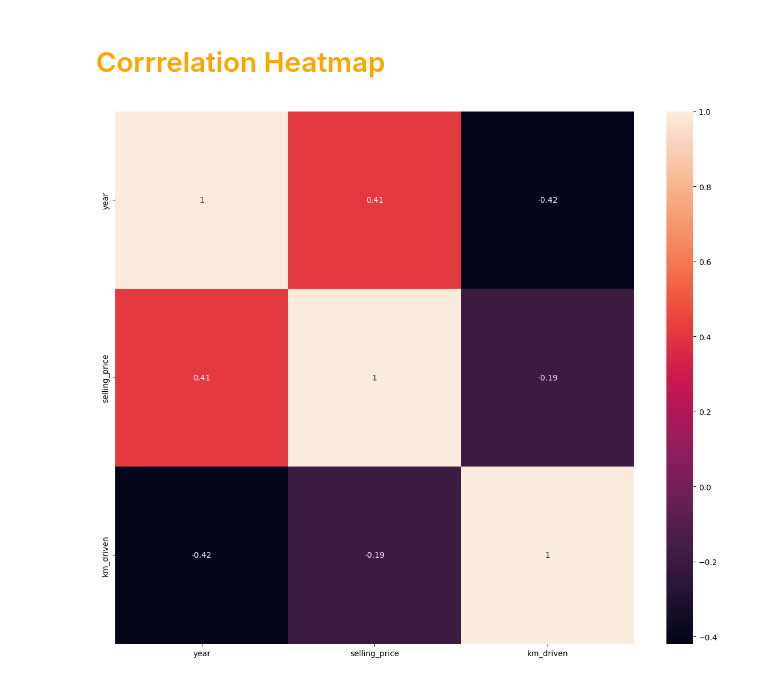
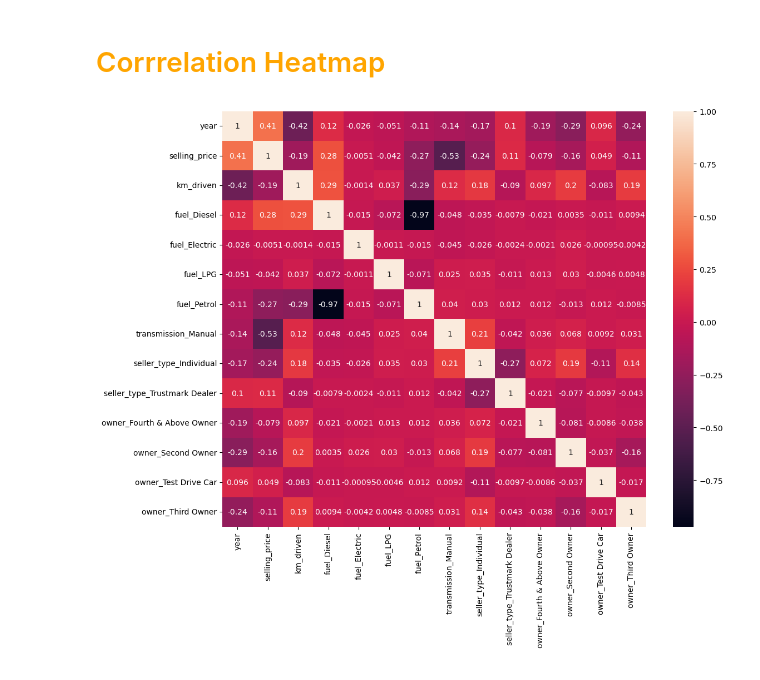
Before and after one commit to bdixit25/Machine_Learning_Projects-Practice, a Jupyter notebook: SupervisedML_Regression/Used_Car_Price_Prediction/notebooks/01_data_exploration.ipynb, the cells around one changed output. Drawn from its saved outputs; the diff is of its cells as text; code cells hidden in the pictures.

```diff
--- a/SupervisedML_Regression/Used_Car_Price_Prediction/notebooks/01_data_exploration.ipynb
+++ b/SupervisedML_Regression/Used_Car_Price_Prediction/notebooks/01_data_exploration.ipynb
@@ -169,14 +169,15 @@ plt.show()
 # %%
 import seaborn as sns
 
-corr_df = df.drop(['name', 'fuel', 'seller_type', 'transmission', 'owner'],  axis='columns')
+X = df.drop(['name'],  axis='columns')
+corr_df = pd.get_dummies(X, columns=['fuel', 'transmission', 'seller_type', 'owner'], drop_first=True)
 corr = corr_df.corr(method='pearson')
 
 plt.figure(figsize=(12, 10))
 
 ax = sns.heatmap(corr, annot=True)
 plt.tight_layout()
 plt.savefig("../figures/variable_correlations.png")
 plt.show()
 # %% [output]
-[figure, old version]
+[figure, new version]
```
Also changed, not shown: parts of 1 cell of this notebook, 2 other files.
